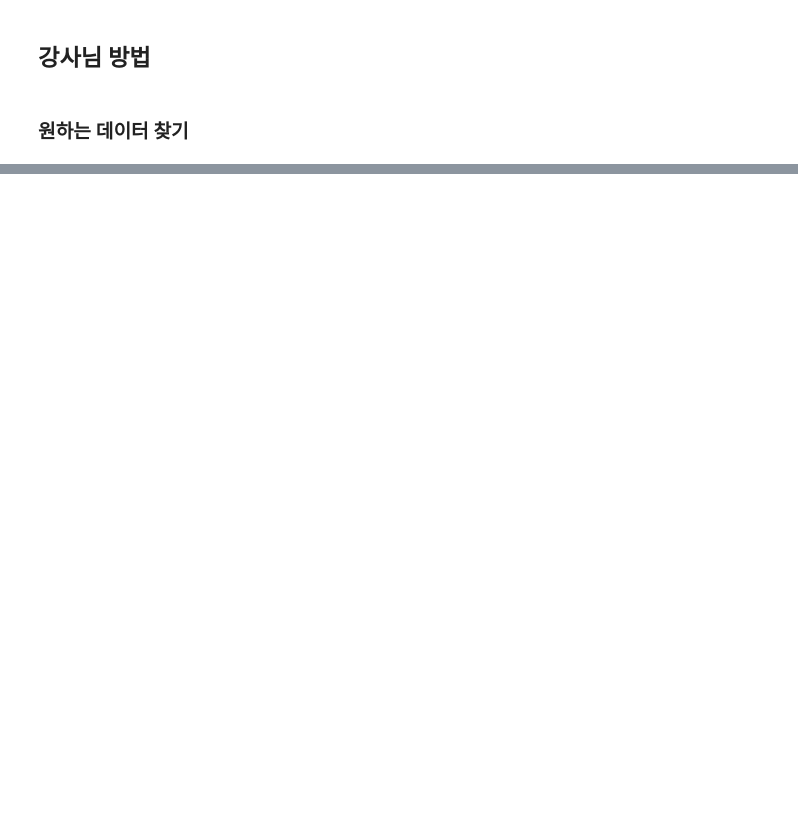
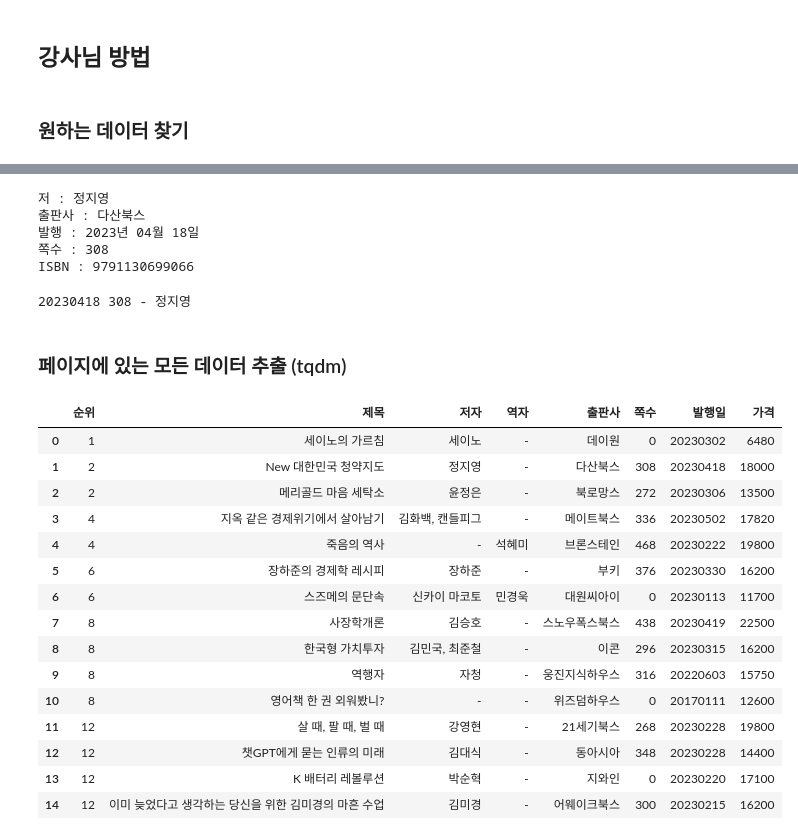
Before and after one commit to hyewon961117/hwstudy, a Jupyter notebook: 크롤링/HW21_정적_5_인터파크 베스트셀러.ipynb, the cells around one changed output, grey strips where cells are left out. Saved outputs shown, nothing was run; the diff lists cells and outputs as text; code cells hidden in the pictures; blank space fills up the shorter version.

```diff
--- a/크롤링/HW21_정적_5_인터파크 베스트셀러.ipynb
+++ b/크롤링/HW21_정적_5_인터파크 베스트셀러.ipynb
@@ -479,0 +487,2 @@ df
+# %%
+li = lis[1]
@@ -479,0 +557,9 @@ df
+# %%
+for li in sub_lis:
+    print(li.get_text())
+# %% [output]
+저 : 정지영
+출판사 : 다산북스
+발행 : 2023년 04월 18일
+쪽수 : 308
+ISBN : 9791130699066
@@ -479,0 +584,6 @@ df
+# %%
+print(date, page, trans, author)
+# %% [output]
+20230418 308 - 정지영
+# %% [markdown]
+### 페이지에 있는 모든 데이터 추출 (tqdm)
@@ -479,0 +593,57 @@ df
+# %%
+lines = []
+for li in tqdm(lis):
+    href = li.select_one(".coverImage").find('a')['href']
+    title = li.select_one('.itemName').get_text().strip()
+    company = li.select_one('.company').get_text().strip()
+    price = li.select_one('.price > em').get_text()
+    price = int(price.replace(',', ''))
+
+    rank_data = li.select('.rankBtn_ctrl')
+    if len(li.select('.rankBtn_ctrl')) == 1:
+        rank = int(li.select_one('.rankBtn_ctrl')['class'][1][-1])
+    else:
+        rank = rank_data[0]['class'][1][-1] + rank_data[1]['class'][1][-1]
+        rank = int(rank)
+
+    url = site + href
+    res = requests.get(url)
+    sub_soup = BeautifulSoup(res.text, 'html.parser')
+    sub_lis = sub_soup.select(".bInfo_txt > li")
+
+    author = '-'
+    trans = '-'
+
+    for li in sub_lis:
+        text = li.get_text().strip()
+        if '발행 :' in text:
+            date = text.split(':')[1].strip()
+            date = re.sub('[^0-9]','', date)
+        elif "쪽수 : " in text:
+            page = int(text.split(':')[1].strip())
+        elif "역 : " in text:
+            trans = text.split(':')[1].strip()
+        elif "저 : " in text:
+            author = text.split(':')[1].strip()
+
+    lines.append([rank, title, author, trans, company, page, date, price])
+# %%
+df = pd.DataFrame(lines, columns=['순위', '제목', '저자', '역자', '출판사', '쪽수', '발행일', '가격'])
+df
+# %% [output]
+|  | 순위 | 제목 | 저자 | 역자 | 출판사 | 쪽수 | 발행일 | 가격 |
+| 0 | 1 | 세이노의 가르침 | 세이노 | - | 데이원 | 0 | 20230302 | 6480 |
+| 1 | 2 | New 대한민국 청약지도 | 정지영 | - | 다산북스 | 308 | 20230418 | 18000 |
+| 2 | 2 | 메리골드 마음 세탁소 | 윤정은 | - | 북로망스 | 272 | 20230306 | 13500 |
+| 3 | 4 | 지옥 같은 경제위기에서 살아남기 | 김화백, 캔들피그 | - | 메이트북스 | 336 | 20230502 | 17820 |
+| 4 | 4 | 죽음의 역사 | - | 석혜미 | 브론스테인 | 468 | 20230222 | 19800 |
+| 5 | 6 | 장하준의 경제학 레시피 | 장하준 | - | 부키 | 376 | 20230330 | 16200 |
+| 6 | 6 | 스즈메의 문단속 | 신카이 마코토 | 민경욱 | 대원씨아이 | 0 | 20230113 | 11700 |
+| 7 | 8 | 사장학개론 | 김승호 | - | 스노우폭스북스 | 438 | 20230419 | 22500 |
+| 8 | 8 | 한국형 가치투자 | 김민국, 최준철 | - | 이콘 | 296 | 20230315 | 16200 |
+| 9 | 8 | 역행자 | 자청 | - | 웅진지식하우스 | 316 | 20220603 | 15750 |
+| 10 | 8 | 영어책 한 권 외워봤니? | - | - | 위즈덤하우스 | 0 | 20170111 | 12600 |
+| 11 | 12 | 살 때, 팔 때, 벌 때 | 강영현 | - | 21세기북스 | 268 | 20230228 | 19800 |
+| 12 | 12 | 챗GPT에게 묻는 인류의 미래 | 김대식 | - | 동아시아 | 348 | 20230228 | 14400 |
+| 13 | 12 | K 배터리 레볼루션 | 박순혁 | - | 지와인 | 0 | 20230220 | 17100 |
+| 14 | 12 | 이미 늦었다고 생각하는 당신을 위한 김미경의 마흔 수업 | 김미경 | - | 어웨이크북스 | 300 | 20230215 | 16200 |
```
Also changed, not shown: parts of 23 cells of this notebook, 5 other files.
